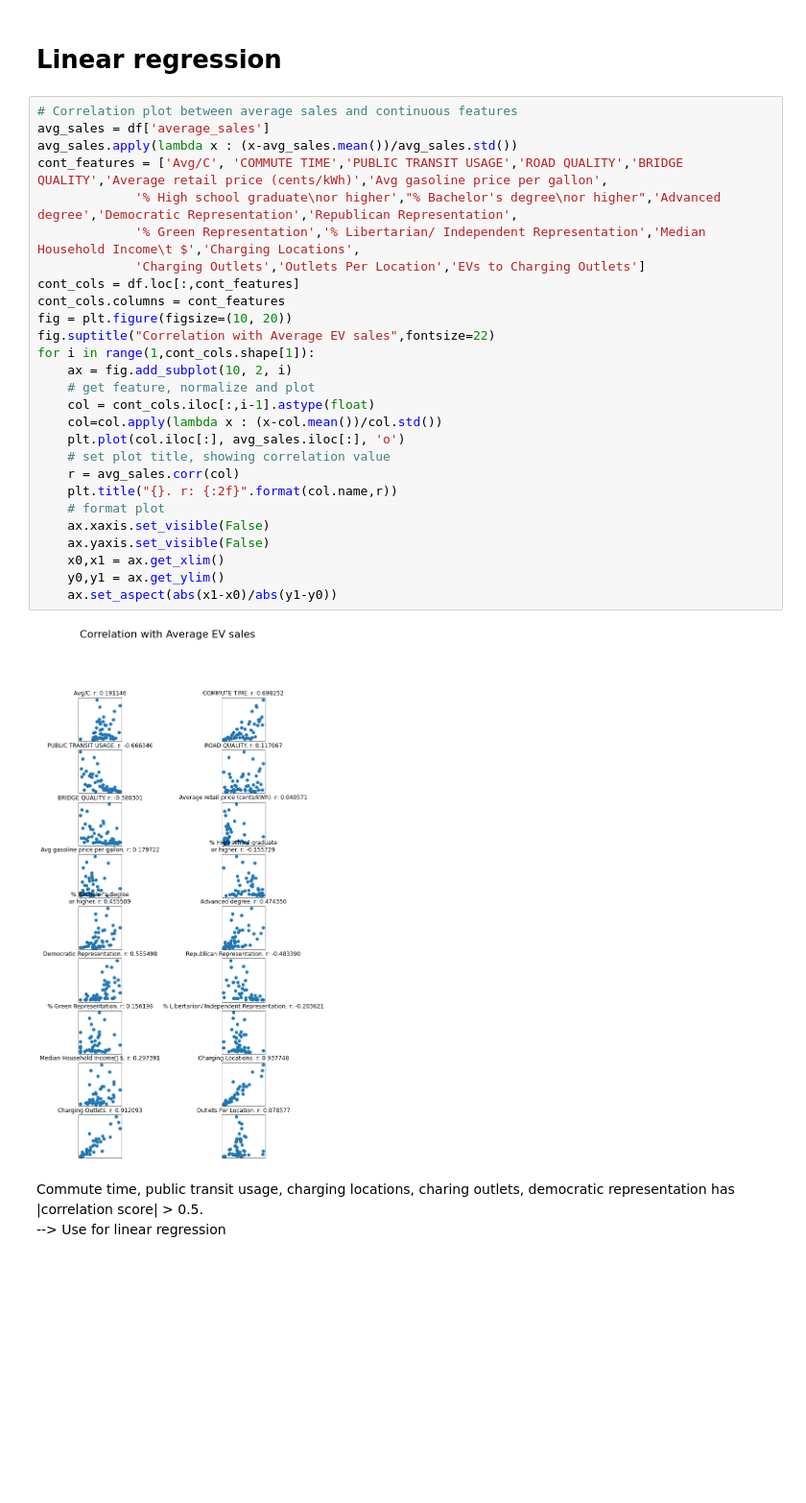
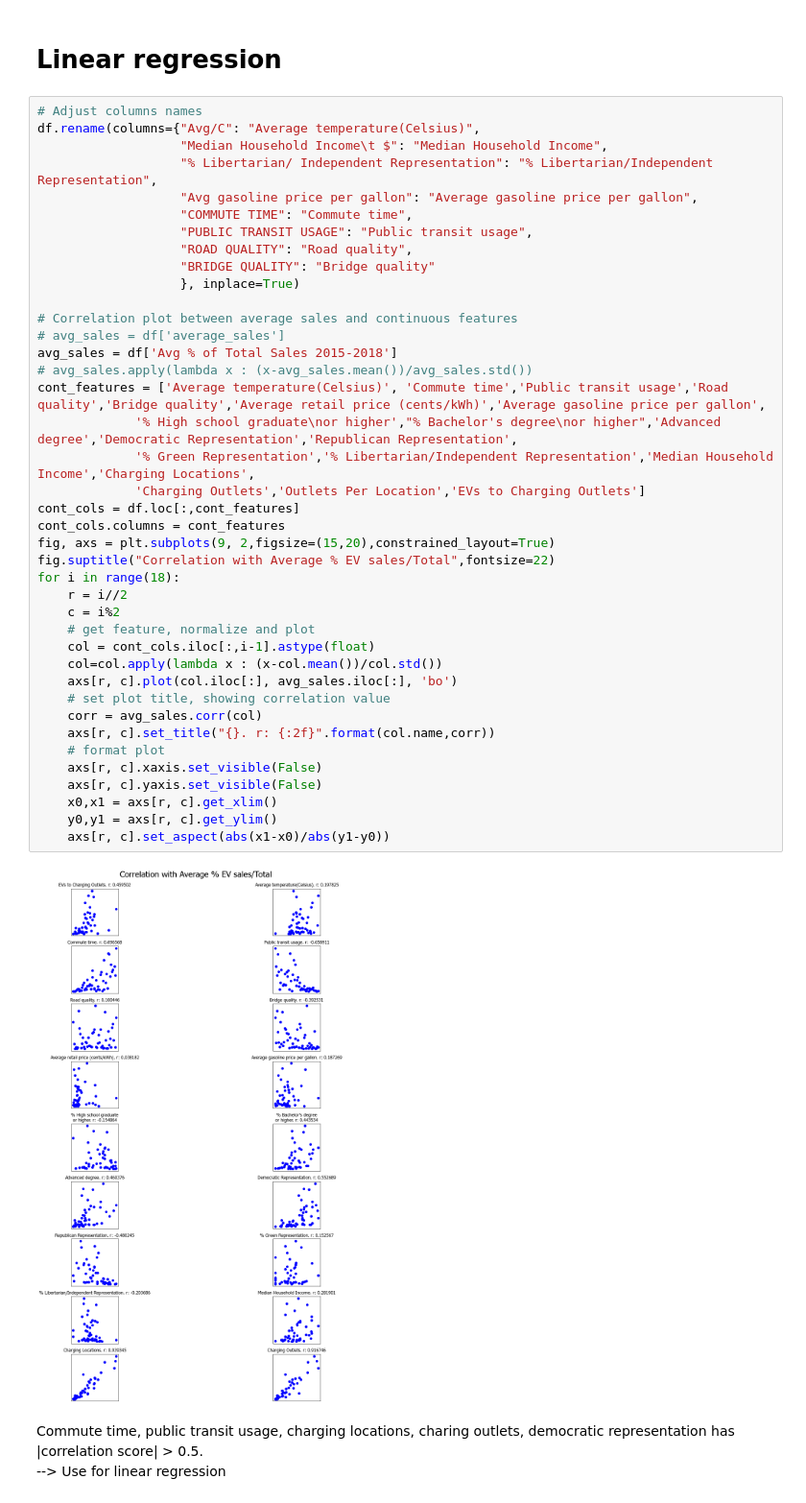
Before and after one commit to Disguiser23/ECE143-project-group11, a Jupyter notebook: data analysis and visualization (1).ipynb, the cells around one changed output. Shown at 96% size. Cells and saved outputs as stored; diff of their text form; blank space fills up the shorter version.

Commit message:
clean up plot. Tried using  avg % of total instead of avg sales. Decision tree

```diff
--- a/data analysis and visualization (1).ipynb
+++ b/data analysis and visualization (1).ipynb
@@ -31,34 +43,47 @@ sns.barplot(x='sale', y='State', hue="years",data=y)
 # %% [markdown]
 # Linear regression
 # %%
+# Adjust columns names
+df.rename(columns={"Avg/C": "Average temperature(Celsius)",
+                   "Median Household Income\t $": "Median Household Income",
+                   "% Libertarian/ Independent Representation": "% Libertarian/Independent Representation",
+                   "Avg gasoline price per gallon": "Average gasoline price per gallon",
+                   "COMMUTE TIME": "Commute time",
+                   "PUBLIC TRANSIT USAGE": "Public transit usage",
+                   "ROAD QUALITY": "Road quality",
+                   "BRIDGE QUALITY": "Bridge quality"
+                   }, inplace=True)
+
 # Correlation plot between average sales and continuous features
-avg_sales = df['average_sales']
-avg_sales.apply(lambda x : (x-avg_sales.mean())/avg_sales.std())
-cont_features = ['Avg/C', 'COMMUTE TIME','PUBLIC TRANSIT USAGE','ROAD QUALITY','BRIDGE QUALITY','Average retail price (cents/kWh)','Avg gasoline price per gallon',
+# avg_sales = df['average_sales']
+avg_sales = df['Avg % of Total Sales 2015-2018']
+# avg_sales.apply(lambda x : (x-avg_sales.mean())/avg_sales.std())
+cont_features = ['Average temperature(Celsius)', 'Commute time','Public transit usage','Road quality','Bridge quality','Average retail price (cents/kWh)','Average gasoline price per gallon',
              '% High school graduate\nor higher',"% Bachelor's degree\nor higher",'Advanced degree','Democratic Representation','Republican Representation',
-             '% Green Representation','% Libertarian/ Independent Representation','Median Household Income\t $','Charging Locations',
+             '% Green Representation','% Libertarian/Independent Representation','Median Household Income','Charging Locations',
              'Charging Outlets','Outlets Per Location','EVs to Charging Outlets']
 cont_cols = df.loc[:,cont_features]
 cont_cols.columns = cont_features
-fig = plt.figure(figsize=(10, 20))
-fig.suptitle("Correlation with Average EV sales",fontsize=22)
-for i in range(1,cont_cols.shape[1]):
-    ax = fig.add_subplot(10, 2, i)
+fig, axs = plt.subplots(9, 2,figsize=(15,20),constrained_layout=True)
+fig.suptitle("Correlation with Average % EV sales/Total",fontsize=22)
+for i in range(18):
+    r = i//2
+    c = i%2
     # get feature, normalize and plot
     col = cont_cols.iloc[:,i-1].astype(float)
     col=col.apply(lambda x : (x-col.mean())/col.std())
-    plt.plot(col.iloc[:], avg_sales.iloc[:], 'o')
+    axs[r, c].plot(col.iloc[:], avg_sales.iloc[:], 'bo')
     # set plot title, showing correlation value
-    r = avg_sales.corr(col)
-    plt.title("{}. r: {:2f}".format(col.name,r))
+    corr = avg_sales.corr(col)
+    axs[r, c].set_title("{}. r: {:2f}".format(col.name,corr))
     # format plot
-    ax.xaxis.set_visible(False)
-    ax.yaxis.set_visible(False)
-    x0,x1 = ax.get_xlim()
-    y0,y1 = ax.get_ylim()
-    ax.set_aspect(abs(x1-x0)/abs(y1-y0))
+    axs[r, c].xaxis.set_visible(False)
+    axs[r, c].yaxis.set_visible(False)
+    x0,x1 = axs[r, c].get_xlim()
+    y0,y1 = axs[r, c].get_ylim()
+    axs[r, c].set_aspect(abs(x1-x0)/abs(y1-y0))
 # %% [output]
-[figure, old version]
+[figure, new version]
 # %% [markdown]
 Commute time, public transit usage, charging locations, charing outlets, democratic representation has |correlation score| > 0.5.
 --> Use for linear regression
```
Also changed, not shown: parts of 8 cells of this notebook, 4 other files.
